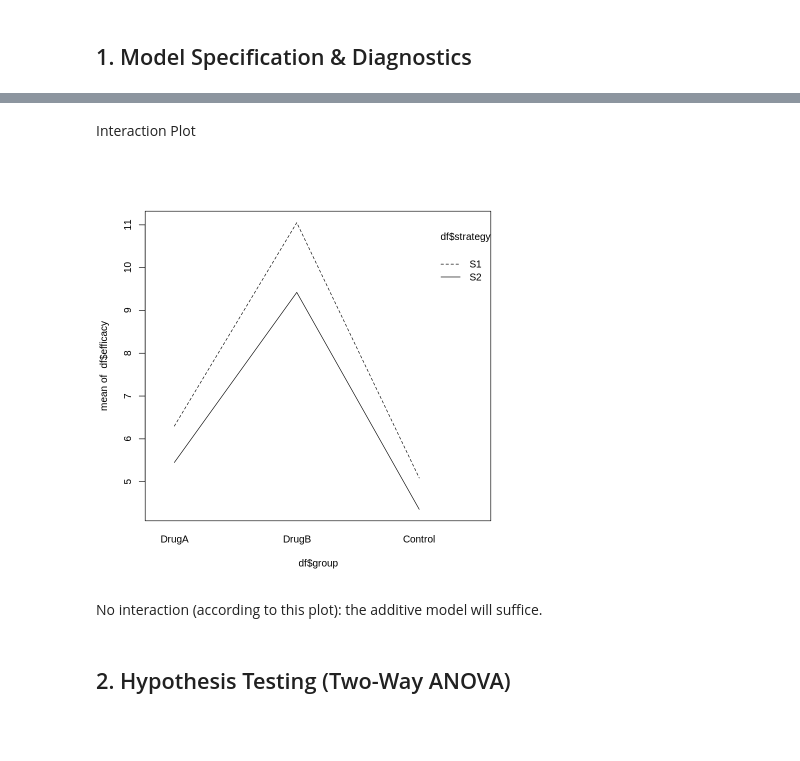
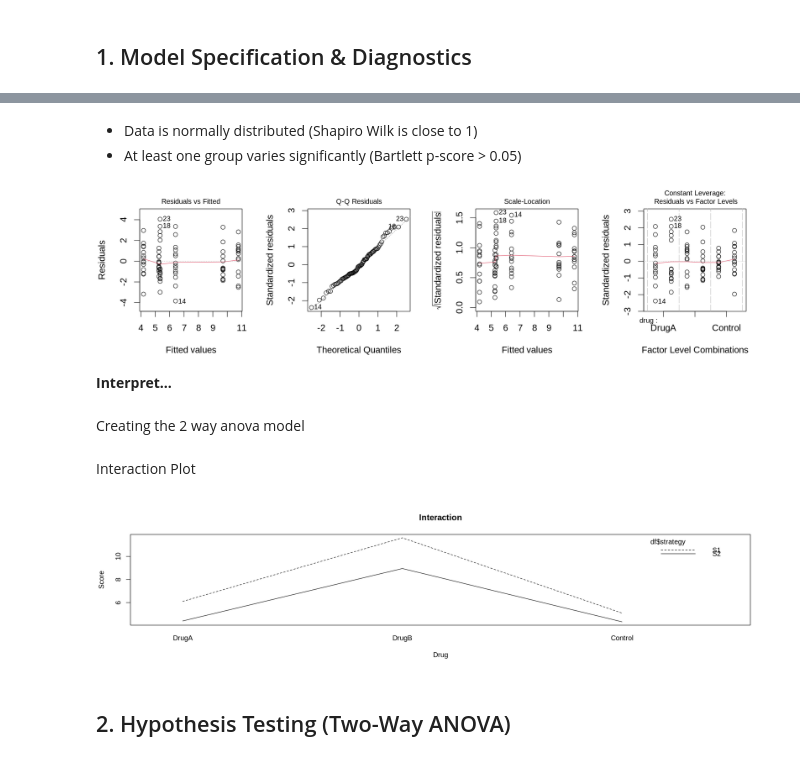
Before and after one commit to carn51/Assignment-1, a Jupyter notebook: A3/Assignment_3_ANOVA_Template.ipynb, the cells around one changed output, grey strips where cells are left out. Saved outputs shown, nothing was run; the diff lists cells and outputs as text; code cells hidden in the pictures; blank space fills up the shorter version.

```diff
--- a/A3/Assignment_3_ANOVA_Template.ipynb
+++ b/A3/Assignment_3_ANOVA_Template.ipynb
@@ -180,0 +141,14 @@ plot(model_1way)
+# %% [markdown]
+*   Data is normally distributed (Shapiro Wilk is close to 1)
+*   At least one group varies significantly (Bartlett p-score > 0.05)
+# %%
+options(repr.plot.width=16, repr.plot.height=4)
+par(mfrow=c(1,4), mar=c(4,4,2,2), cex=1.3)
+
+plot(model_1w)
+# %% [output]
+[figure, added]
+# %% [markdown]
+**Interpret...**
+# %% [markdown]
+Creating the 2 way anova model
@@ -181,10 +157,15 @@ plot(model_1way)
 # %% [markdown]
 Interaction Plot
-# %%
-interaction.plot(df$group, df$strategy, df$efficacy)
-# %% [output]
-[figure, removed]
-# %% [markdown]
-No interaction (according to this plot): the additive model will suffice.
+# %%
+interaction.plot(x.factor = df$drug,
+                 trace.factor = df$strategy,
+                 response = df$score,
+                 fun = median,
+                 ylab = 'Score',
+                 xlab = 'Drug',
+                 main = 'Interaction')
+                 #trace.label = 'Strategy')
+# %% [output]
+[figure, added]
 # %% [markdown]
 ## 2. Hypothesis Testing (Two-Way ANOVA)
```
Also changed, not shown: parts of 33 cells of this notebook.
